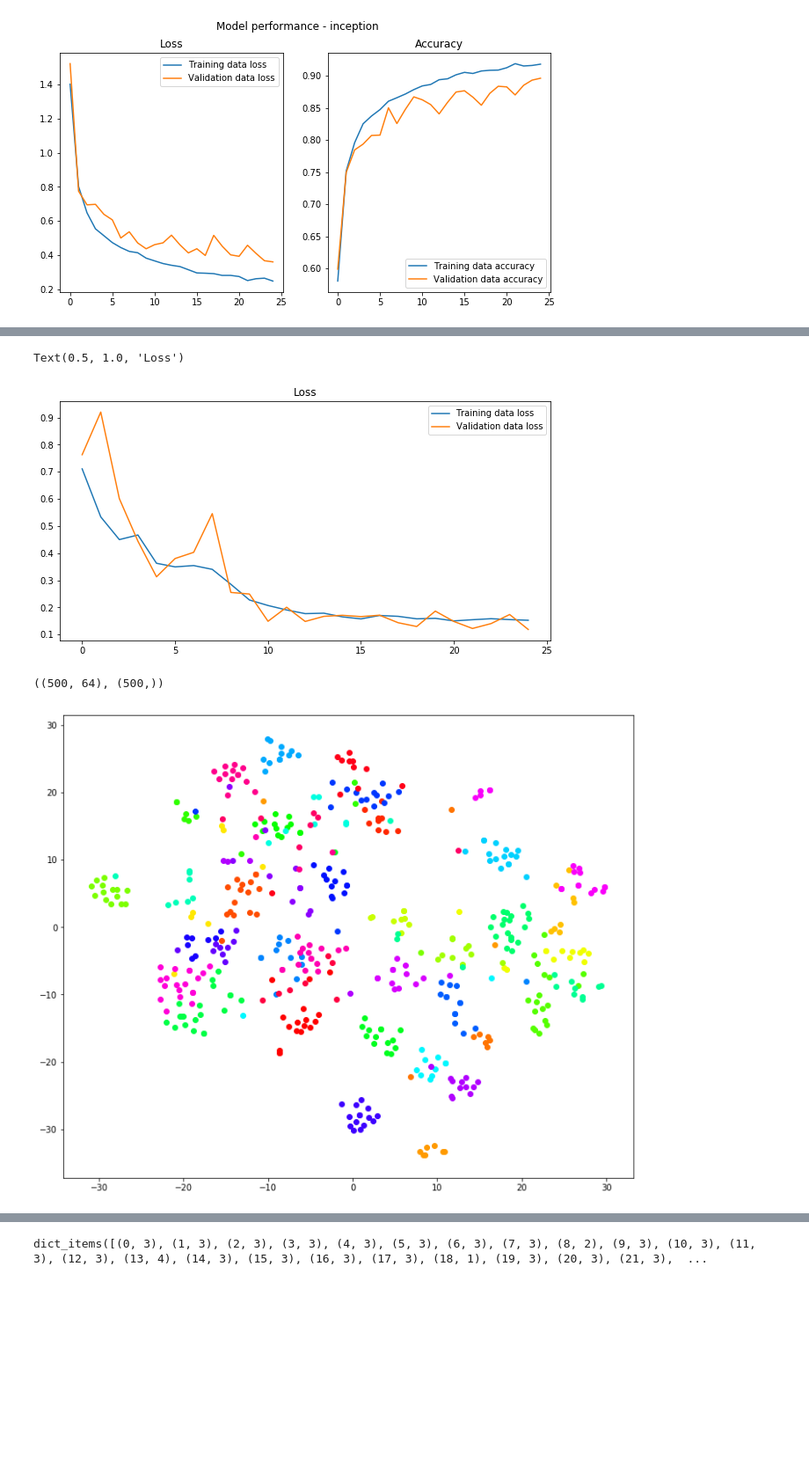
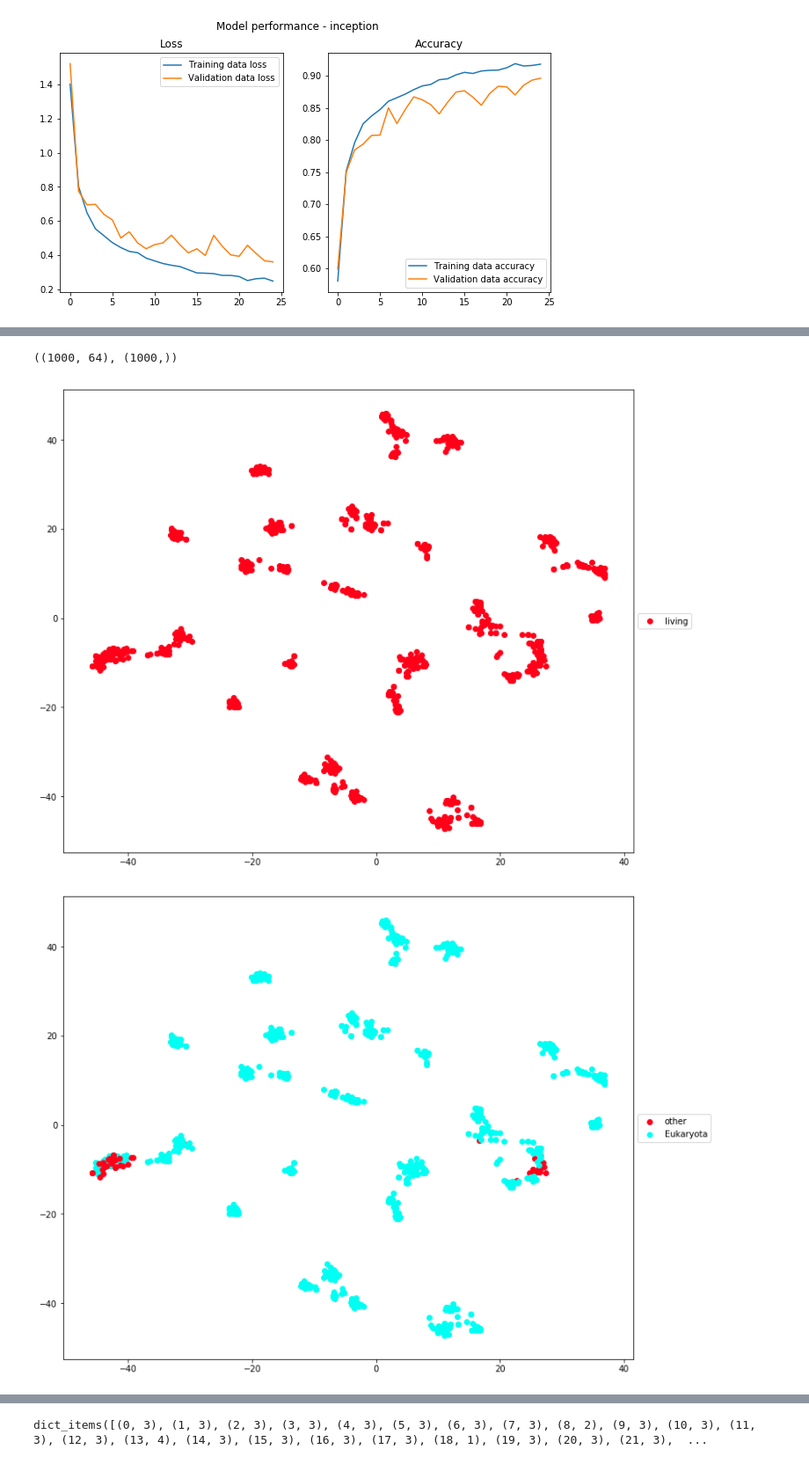
Before and after one commit to ToreAad/plankton-siamese, a Jupyter notebook: Visualize_embedding.ipynb, the cells around one changed output, grey strips where cells are left out. Shown at 88% size. Drawn from its saved outputs; the diff is of its cells as text; code cells hidden in the pictures; blank space fills up the shorter version.

```diff
--- a/Visualize_embedding.ipynb
+++ b/Visualize_embedding.ipynb
@@ -83,0 +76,4 @@ WARNING:tensorflow:No training configuration found in save file: the model was *
+# %%
+#bitvector_model = initialize_bitvector_model()
+#bitvector_model = load_model(model_path("hierachy_bitvector_"+C.base_model))
+bitvector_model = load_model(model_path("bitvector_"+C.base_model))
@@ -84,17 +82,14 @@ WARNING:tensorflow:No training configuration found in save file: the model was *
 # %%
-import pandas as pd
-import matplotlib.pyplot as plt
-df = pd.read_csv("history_siamese_"+C.base_model)
-plt.figure(figsize=(10, 5))
-plt.plot(df['loss'], label='Training data loss')
-plt.plot(df['val_loss'], label='Validation data loss')
-plt.legend()
-plt.title("Loss")
+#import pandas as pd
+#import matplotlib.pyplot as plt
+#df = pd.read_csv("history_siamese_"+C.base_model)
+#plt.figure(figsize=(10, 5))
+#plt.plot(df['loss'], label='Training data loss')
+#plt.plot(df['val_loss'], label='Validation data loss')
+#plt.legend()
+#plt.title("Loss")
-# %% [output]
-Text(0.5, 1.0, 'Loss')
-[figure, removed]
 # %%
-nrSamples = 500
+nrSamples = 1000
 datagen = Singlet(batch_size=1, directory=C.val_dir, steps_per_epoch=nrSamples)
 imgs = []
 labels = []
@@ -110,20 +105,29 @@ y = np.asarray(labels).reshape((nrSamples,))
 
 X.shape, y.shape
 # %% [output]
-((500, 64), (500,))
+((1000, 64), (1000,))
 # %%
 from sklearn.manifold import TSNE
 tsne = TSNE(n_components=2, random_state=0)
 # %%
 X_2d = tsne.fit_transform(X)
 # %%
-from matplotlib import pyplot as plt
+from read_hierarchy import taxonomic_grouping
 
-cmap = plt.cm.get_cmap('hsv', 40)
-plt.figure(figsize=(12, 10))
+for j in range(12):
+    groups = taxonomic_grouping(j)
+    sets = set([j for j, _ in groups.values()])
+    cmap = plt.cm.get_cmap('hsv', len(sets)+1)
+    fig = plt.figure(figsize=(12, 10))
+    ax = plt.subplot(111)
 
-for i in range(40):
-    plt.scatter(X_2d[y == i, 0], X_2d[y == i, 1], c=[cmap(i)])
-plt.show()
+    for i in range(40):
+        j, name = groups[i]
+        plt.scatter(X_2d[y == i, 0], X_2d[y == i, 1], c=[cmap(j+1)], label=name)
+    handles, labels = plt.gca().get_legend_handles_labels()
+    by_label = dict(zip(labels, handles))
+    ax.legend(by_label.values(), by_label.keys(), loc='center left', bbox_to_anchor=(1, 0.5))
+    plt.show()
 # %% [output]
-[figure, old version]
+[figure, new version]
+[figure, added]
```
Also changed, not shown: parts of 5 cells of this notebook.
